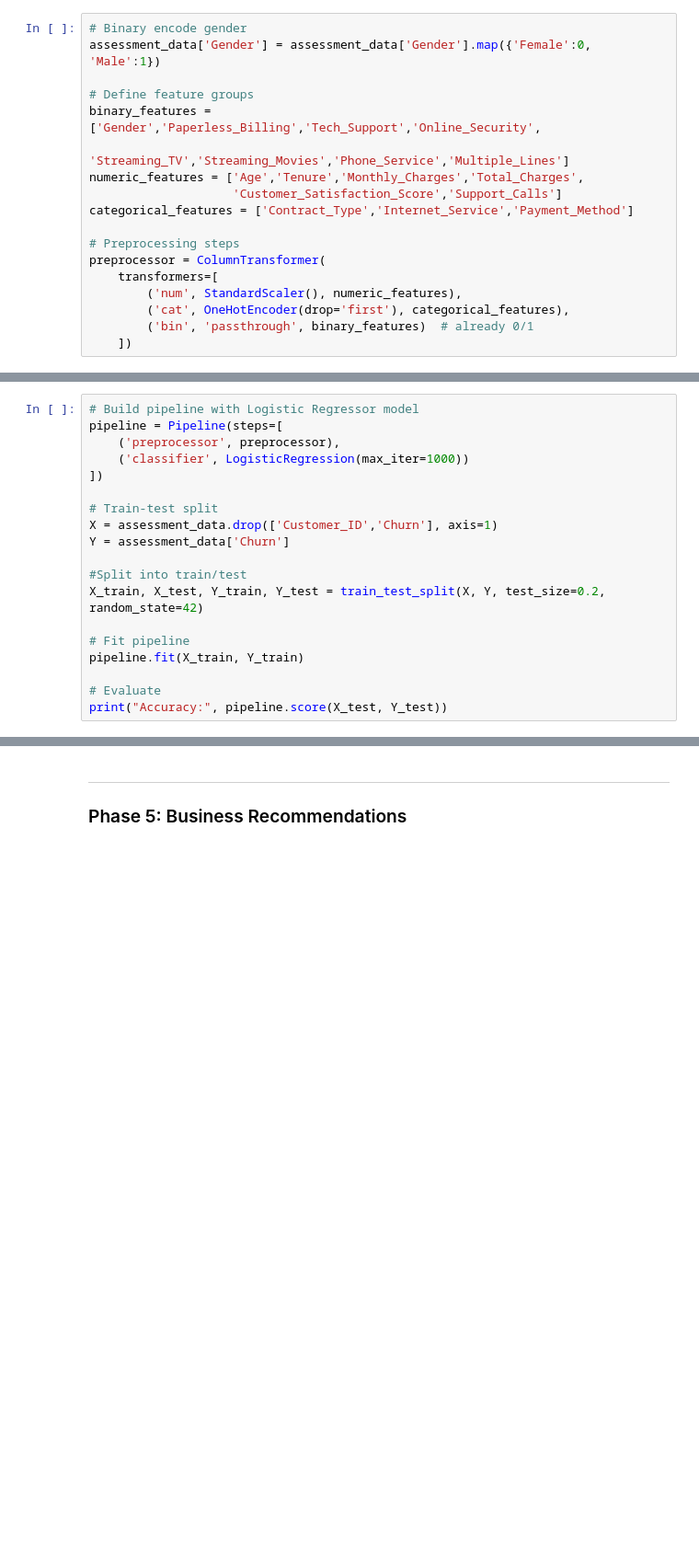
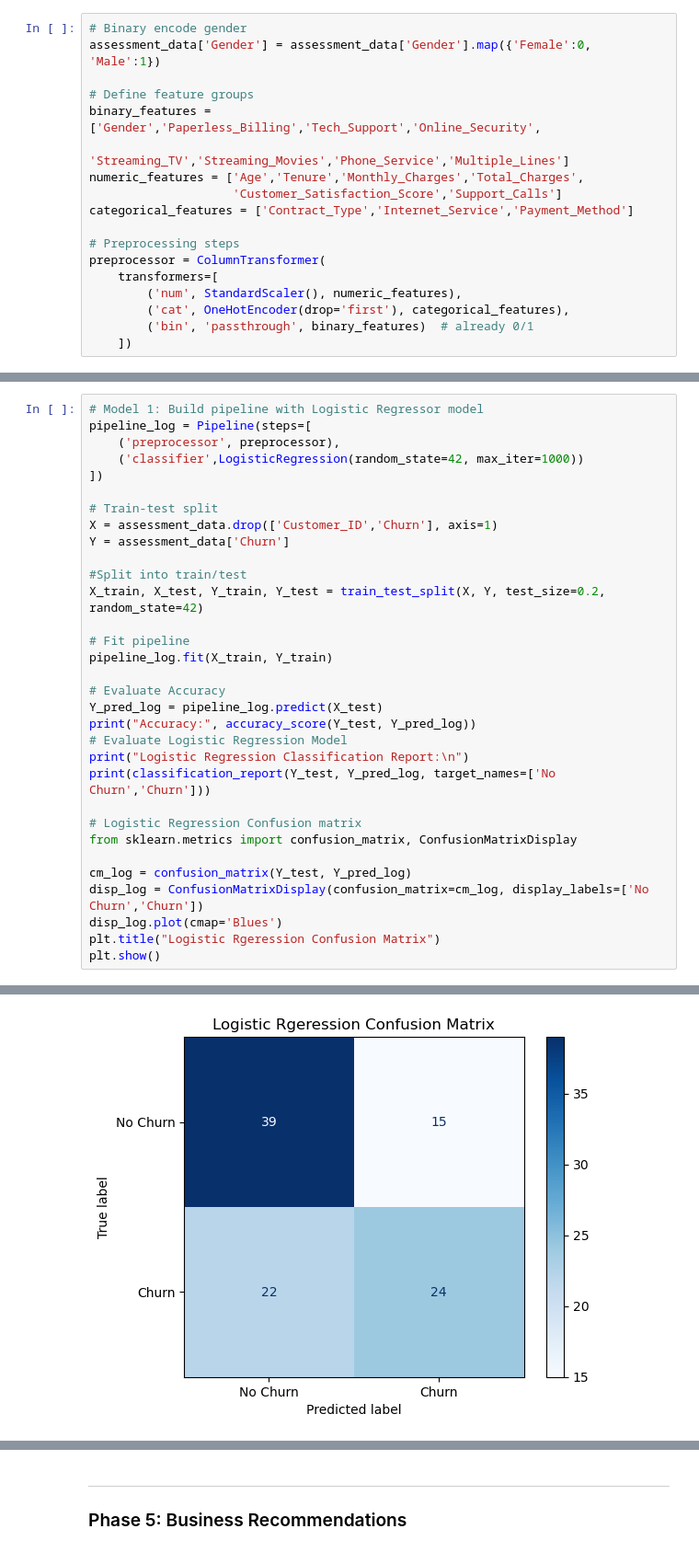
Before and after one commit to Blessing-Ekeh/dataraflow-week16-Regression, a Jupyter notebook: Take Home.ipynb, the cells around one changed output, grey strips where cells are left out. Shown at 92% size. Saved outputs shown, nothing was run; the diff lists cells and outputs as text; blank space fills up the shorter version.

```diff
--- a/Take Home.ipynb
+++ b/Take Home.ipynb
@@ -1681,8 +1685,8 @@ preprocessor = ColumnTransformer(
 # %%
-# Build pipeline with Logistic Regressor model
-pipeline = Pipeline(steps=[
+# Model 1: Build pipeline with Logistic Regressor model
+pipeline_log = Pipeline(steps=[
     ('preprocessor', preprocessor),
-    ('classifier', LogisticRegression(max_iter=1000))
+    ('classifier',LogisticRegression(random_state=42, max_iter=1000))
 ])
 
 # Train-test split
@@ -1693,8 +1697,21 @@ Y = assessment_data['Churn']
 X_train, X_test, Y_train, Y_test = train_test_split(X, Y, test_size=0.2, random_state=42)
 
 # Fit pipeline
-pipeline.fit(X_train, Y_train)
+pipeline_log.fit(X_train, Y_train)
 
-# Evaluate
-print("Accuracy:", pipeline.score(X_test, Y_test))
+# Evaluate Accuracy
+Y_pred_log = pipeline_log.predict(X_test)
+print("Accuracy:", accuracy_score(Y_test, Y_pred_log))
+# Evaluate Logistic Regression Model
+print("Logistic Regression Classification Report:\n")
+print(classification_report(Y_test, Y_pred_log, target_names=['No Churn','Churn']))
+
+# Logistic Regression Confusion matrix
+from sklearn.metrics import confusion_matrix, ConfusionMatrixDisplay
+
+cm_log = confusion_matrix(Y_test, Y_pred_log)
+disp_log = ConfusionMatrixDisplay(confusion_matrix=cm_log, display_labels=['No Churn','Churn'])
+disp_log.plot(cmap='Blues')
+plt.title("Logistic Rgeression Confusion Matrix")
+plt.show()
 # %% [output]
@@ -1701,0 +1729 @@ Accuracy: 0.61
+[figure, added]
```
Also changed, not shown: parts of 21 cells of this notebook.
